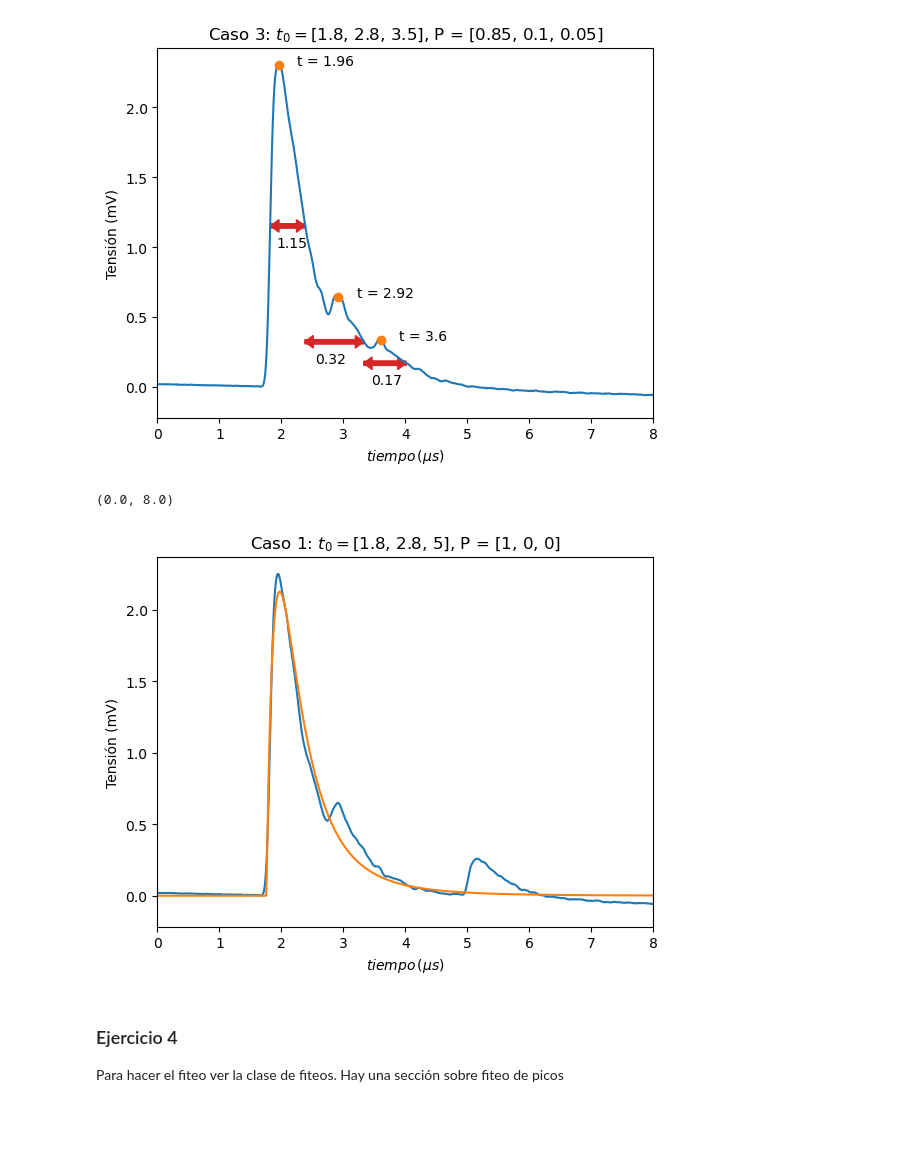
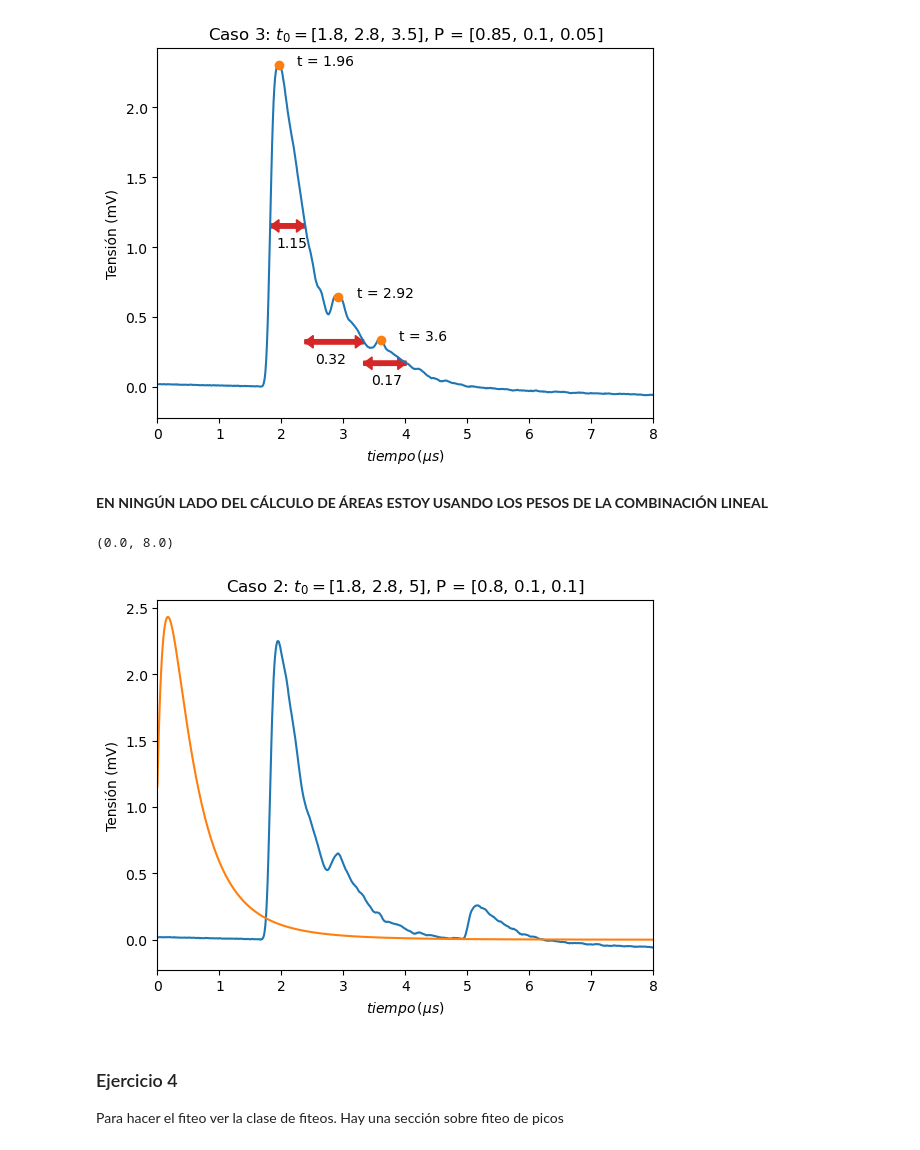
Before and after one commit to Lupama2/IntroPython, a Jupyter notebook: Ejercicios a entregar/Final/simulacion_de_medicion_y_analisis_de_datos.ipynb, the cells around one changed output. Saved outputs shown, nothing was run; the diff lists cells and outputs as text; code cells hidden in the pictures; blank space fills up the shorter version.

```diff
--- a/Ejercicios a entregar/Final/simulacion_de_medicion_y_analisis_de_datos.ipynb
+++ b/Ejercicios a entregar/Final/simulacion_de_medicion_y_analisis_de_datos.ipynb
@@ -662,31 +662,33 @@ plt.show()
 0.3229496093958619
 0.16911130742242741
 [figure]
+# %% [markdown]
+**EN NINGÚN LADO DEL CÁLCULO DE ÁREAS ESTOY USANDO LOS PESOS DE LA COMBINACIÓN LINEAL**
 # %%
 j = 1 #Controla el set de datos
-i = 0 #Controla qué curva se grafica
+i = 1 #Controla qué curva se grafica
 
 x_array = t_array[j]
 signal_mean = mediciones_mean_array[j]
 
 x_array, mediciones_ajuste, params_optimos = ajuste_minimos_cuadrados(x_array, signal_mean)
 areas = area_under_pico(params_optimos)
 
 params_i = np.zeros(len(params_optimos))
 params_i[0:2] = params_optimos[0:2]
 params_i[2 + i*2:4+ i*2] = params_optimos[2+ i*2:4+ i*2]
 ajuste_i = fun_skewnorm(x_array, params_i)
 
 #Grafico
 plt.plot(x_array, signal_mean, label = "Medición promedio")
 plt.plot(x_array, ajuste_i)
 plt.title(f"Caso {i + 1}: $t_0 = $" + str(list(T0_Ps[i].keys())) + ", P = " + str(list(T0_Ps[i].values())))
 plt.ylabel("Tensión (mV)")
 plt.xlabel("$tiempo \, (\mu s)$")
 plt.xlim([0,8])
 # %% [output]
 (0.0, 8.0)
-[figure, old version]
+[figure, new version]
 # %% [markdown]
 ### Ejercicio 4
 
```
